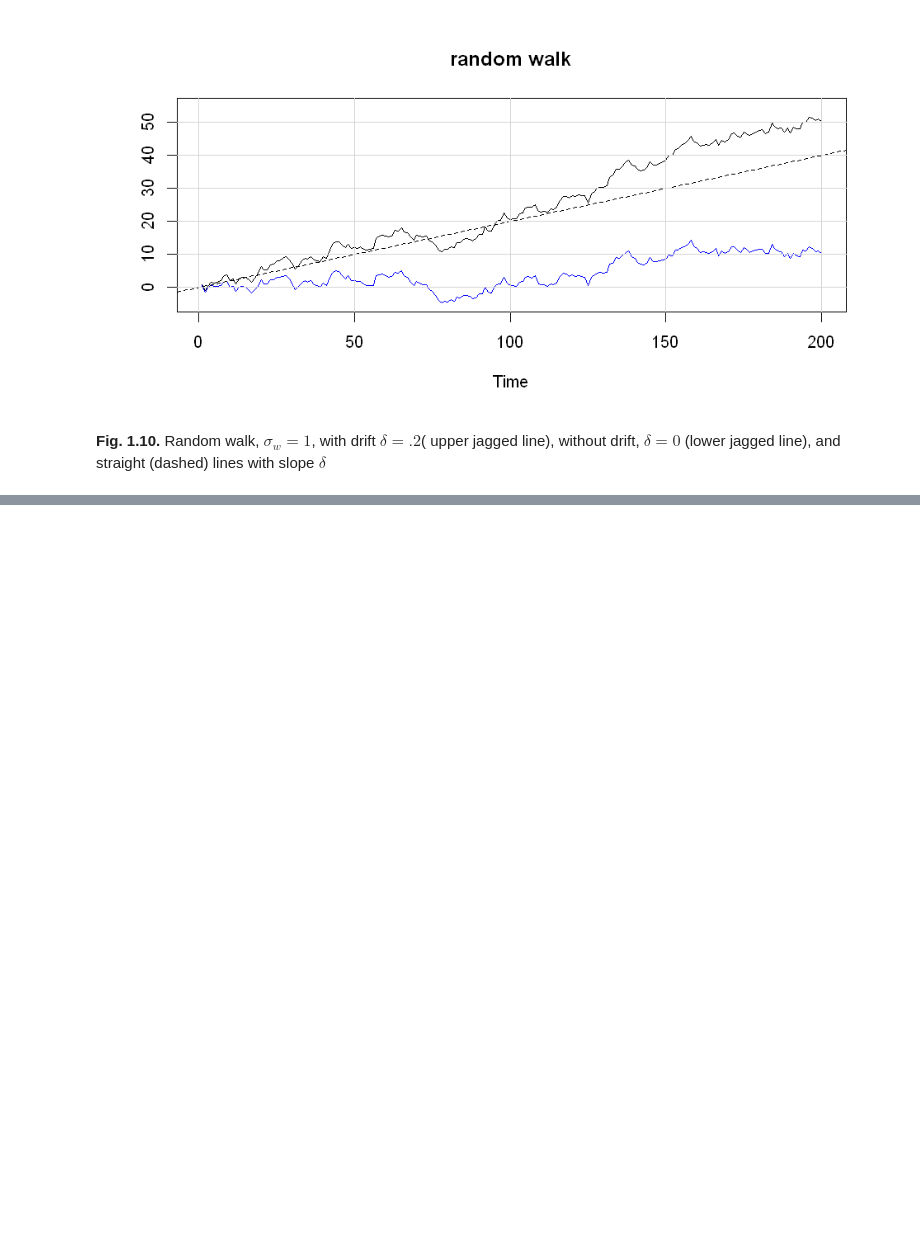
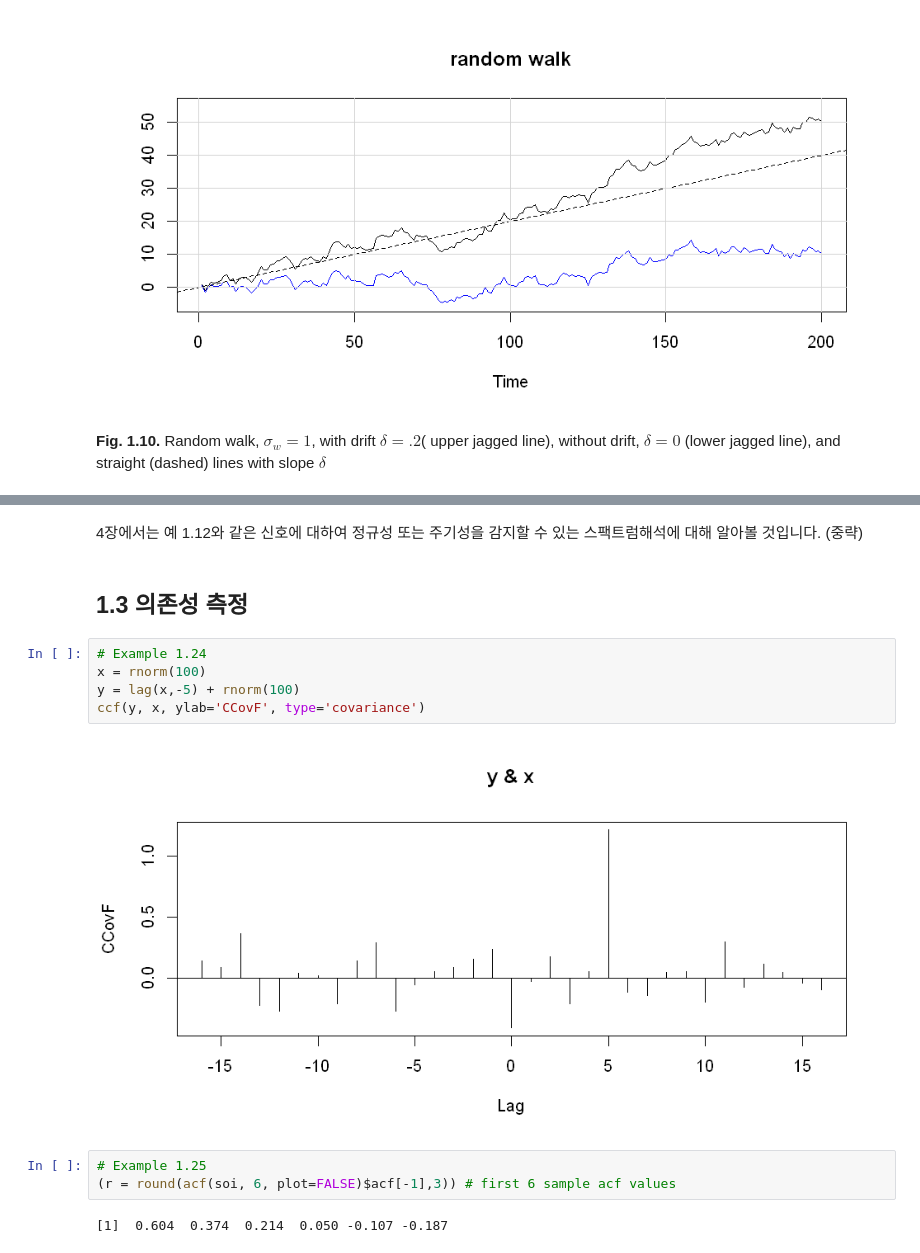
Before and after one commit to wonho13/work, a Jupyter notebook: 책번역/Time Series Analysis and Its Application/CH1_Characteristics_of_Time_Series.ipynb, the cells around one changed output, grey strips where cells are left out. Saved outputs shown, nothing was run; the diff lists cells and outputs as text; blank space fills up the shorter version.

```diff
--- a/책번역/Time Series Analysis and Its Application/CH1_Characteristics_of_Time_Series.ipynb
+++ b/책번역/Time Series Analysis and Its Application/CH1_Characteristics_of_Time_Series.ipynb
@@ -190,0 +216,16 @@ options(repr.plot.width=8, repr.plot.height=4); grid(lty=1);
+# %% [markdown]
+4장에서는 예 1.12와 같은 신호에 대하여 정규성 또는 주기성을 감지할 수 있는 스팩트럼해석에 대해 알아볼 것입니다. (중략)
+# %% [markdown]
+## 1.3 의존성 측정
+# %%
+# Example 1.24
+x = rnorm(100)
+y = lag(x,-5) + rnorm(100)
+ccf(y, x, ylab='CCovF', type='covariance')
+# %% [output]
+[figure, added]
+# %%
+# Example 1.25
+(r = round(acf(soi, 6, plot=FALSE)$acf[-1],3)) # first 6 sample acf values
+# %% [output]
+[1]  0.604  0.374  0.214  0.050 -0.107 -0.187
```
Also changed, not shown: parts of 11 cells of this notebook.
